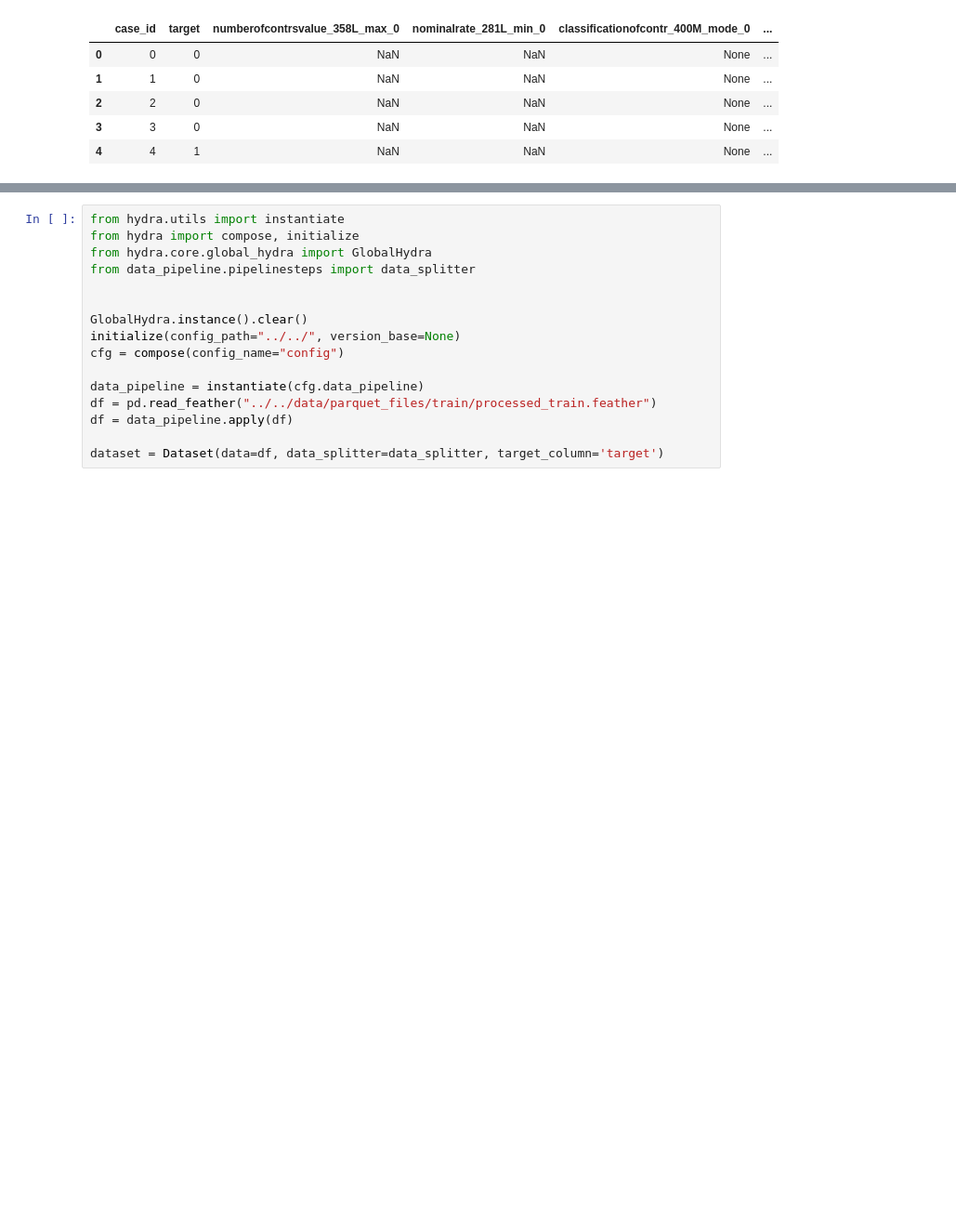
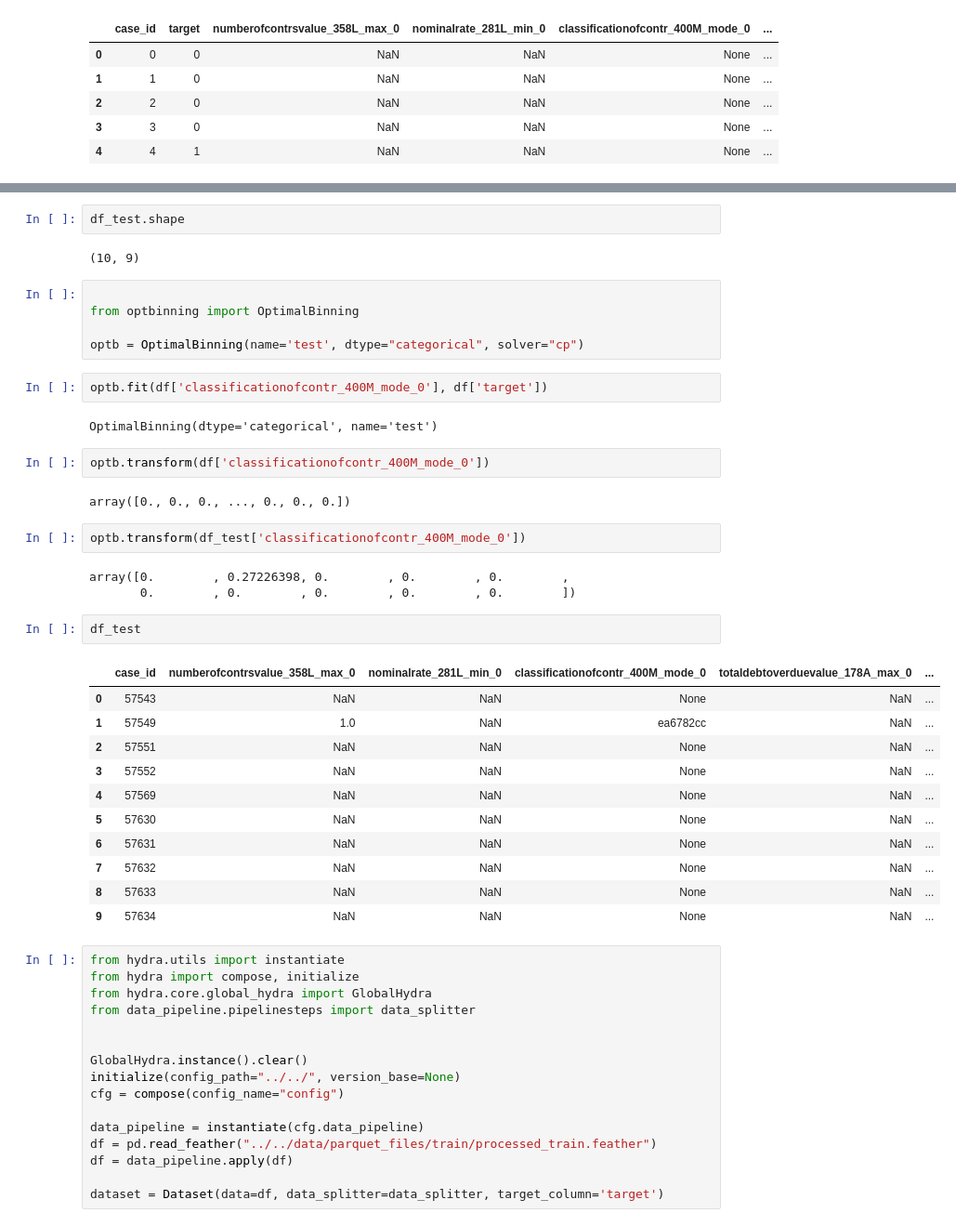
Before and after one commit to BartvanWoesik/home_credit, a Jupyter notebook: Notebooks/Data Exploration/EDA.ipynb, the cells around one changed output, grey strips where cells are left out. Shown at 93% size. Drawn from its saved outputs; the diff is of its cells as text; blank space fills up the shorter version.

Commit message:
make ready for test

```diff
--- a/Notebooks/Data Exploration/EDA.ipynb
+++ b/Notebooks/Data Exploration/EDA.ipynb
@@ -14,3 +23,39 @@ df.head()
+# %%
+df_test.shape
+# %% [output]
+(10, 9)
+# %%
+
+from optbinning import OptimalBinning
+
+optb = OptimalBinning(name='test', dtype="categorical", solver="cp")
+# %%
+optb.fit(df['classificationofcontr_400M_mode_0'], df['target'])
+# %% [output]
+OptimalBinning(dtype='categorical', name='test')
+# %%
+optb.transform(df['classificationofcontr_400M_mode_0'])
+# %% [output]
+array([0., 0., 0., ..., 0., 0., 0.])
+# %%
+optb.transform(df_test['classificationofcontr_400M_mode_0'])
+# %% [output]
+array([0.        , 0.27226398, 0.        , 0.        , 0.        ,
+       0.        , 0.        , 0.        , 0.        , 0.        ])
+# %%
+df_test
+# %% [output]
+|  | case_id | numberofcontrsvalue_358L_max_0 | nominalrate_281L_min_0 | classificationofcontr_400M_mode_0 | totaldebtoverduevalue_178A_max_0 | ... |
+| 0 | 57543 | NaN | NaN | None | NaN | ... |
+| 1 | 57549 | 1.0 | NaN | ea6782cc | NaN | ... |
+| 2 | 57551 | NaN | NaN | None | NaN | ... |
+| 3 | 57552 | NaN | NaN | None | NaN | ... |
+| 4 | 57569 | NaN | NaN | None | NaN | ... |
+| 5 | 57630 | NaN | NaN | None | NaN | ... |
+| 6 | 57631 | NaN | NaN | None | NaN | ... |
+| 7 | 57632 | NaN | NaN | None | NaN | ... |
+| 8 | 57633 | NaN | NaN | None | NaN | ... |
+| 9 | 57634 | NaN | NaN | None | NaN | ... |
 # %%
 from hydra.utils import instantiate
 from hydra import compose, initialize
```
Also changed, not shown: parts of 14 cells of this notebook, 12 other files.
